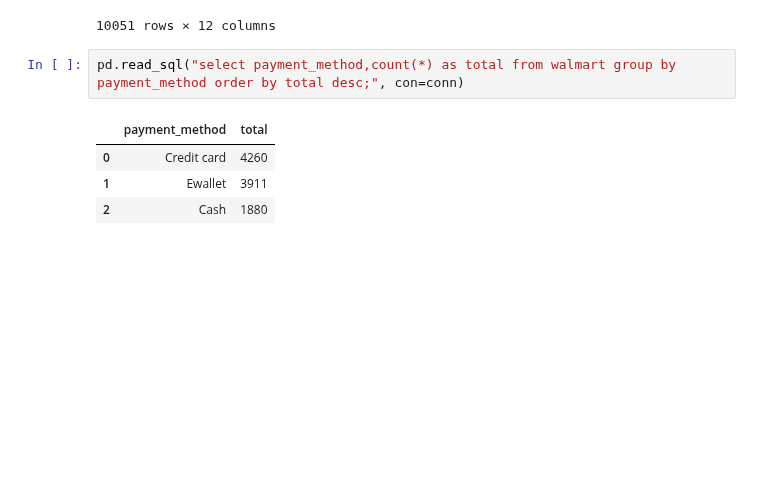
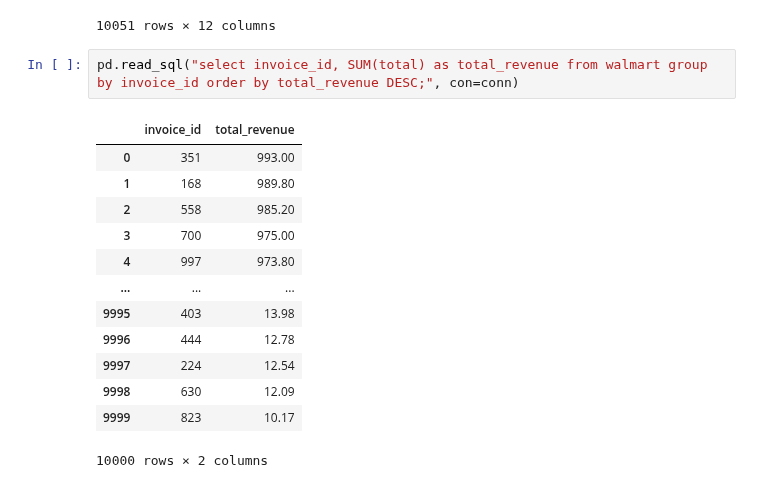
Before and after one commit to Himmu5/data-analysis, a Jupyter notebook: notebooks/walmart_analysis.ipynb, the cells around one changed output. Drawn from its saved outputs; the diff is of its cells as text; blank space fills up the shorter version.

```diff
--- a/notebooks/walmart_analysis.ipynb
+++ b/notebooks/walmart_analysis.ipynb
@@ -351,9 +351,18 @@ pd.read_sql("select * from walmart;", con=conn)
 | 10050 | 10000 | WALM069 | Rockwall | Fashion accessories | 62.00 | 3.0 | 26/09/20 | 9:48:00 | Cash | ... |
 10051 rows × 12 columns
 # %%
-pd.read_sql("select payment_method,count(*) as total from walmart group by payment_method order by total desc;", con=conn)
+pd.read_sql("select invoice_id, SUM(total) as total_revenue from walmart group by invoice_id order by total_revenue DESC;", con=conn)
 # %% [output]
-|  | payment_method | total |
-| 0 | Credit card | 4260 |
-| 1 | Ewallet | 3911 |
-| 2 | Cash | 1880 |
+|  | invoice_id | total_revenue |
+| 0 | 351 | 993.00 |
+| 1 | 168 | 989.80 |
+| 2 | 558 | 985.20 |
+| 3 | 700 | 975.00 |
+| 4 | 997 | 973.80 |
+| ... | ... | ... |
+| 9995 | 403 | 13.98 |
+| 9996 | 444 | 12.78 |
+| 9997 | 224 | 12.54 |
+| 9998 | 630 | 12.09 |
+| 9999 | 823 | 10.17 |
+10000 rows × 2 columns
```
Also changed, not shown: 1 other file.
